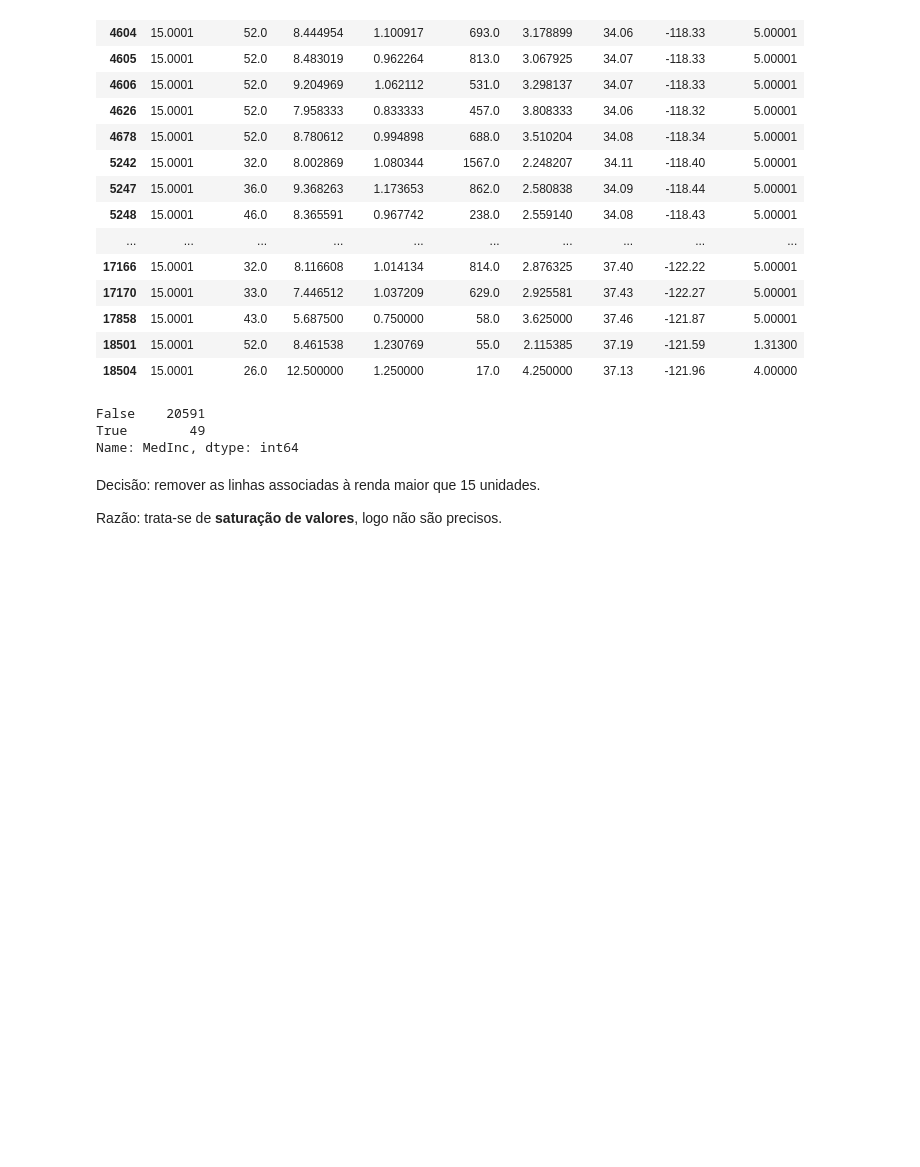
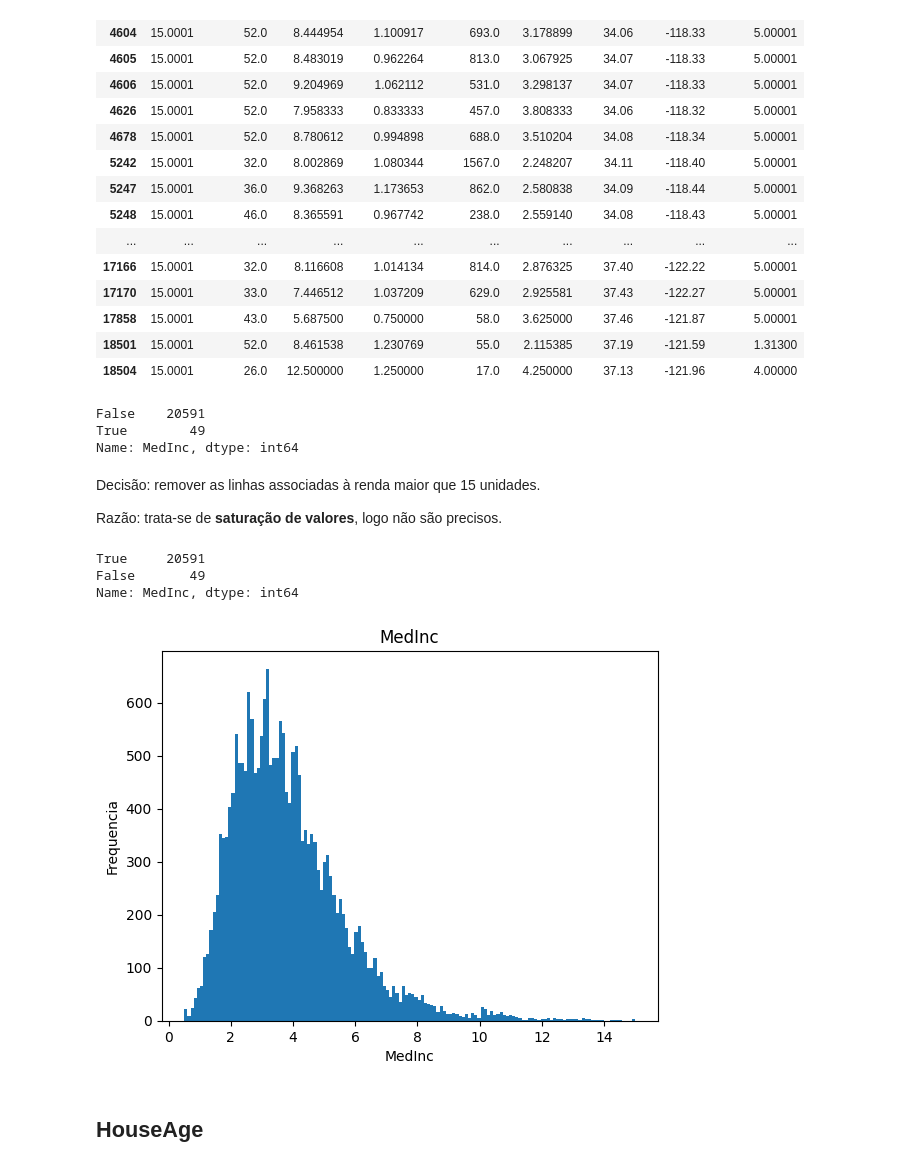
Before and after one commit to FabioAyresInsper/california, a Jupyter notebook: notebooks/california.ipynb, the cells around one changed output. Drawn from its saved outputs; the diff is of its cells as text; code cells hidden in the pictures; blank space fills up the shorter version.

```diff
--- a/notebooks/california.ipynb
+++ b/notebooks/california.ipynb
@@ -146,3 +146,18 @@ Name: MedInc, dtype: int64
 Decisão: remover as linhas associadas à renda maior que 15 unidades.
 
 Razão: trata-se de **saturação de valores**, logo não são precisos.
+# %%
+linhas_normais = df['MedInc'] <= 15
+linhas_normais.value_counts()
+# %% [output]
+True     20591
+False       49
+Name: MedInc, dtype: int64
+# %%
+df = df[linhas_normais]
+# %%
+plot_column(df, 'MedInc')
+# %% [output]
+[figure, added]
+# %% [markdown]
+## HouseAge
```
Also changed, not shown: parts of 13 cells of this notebook.
